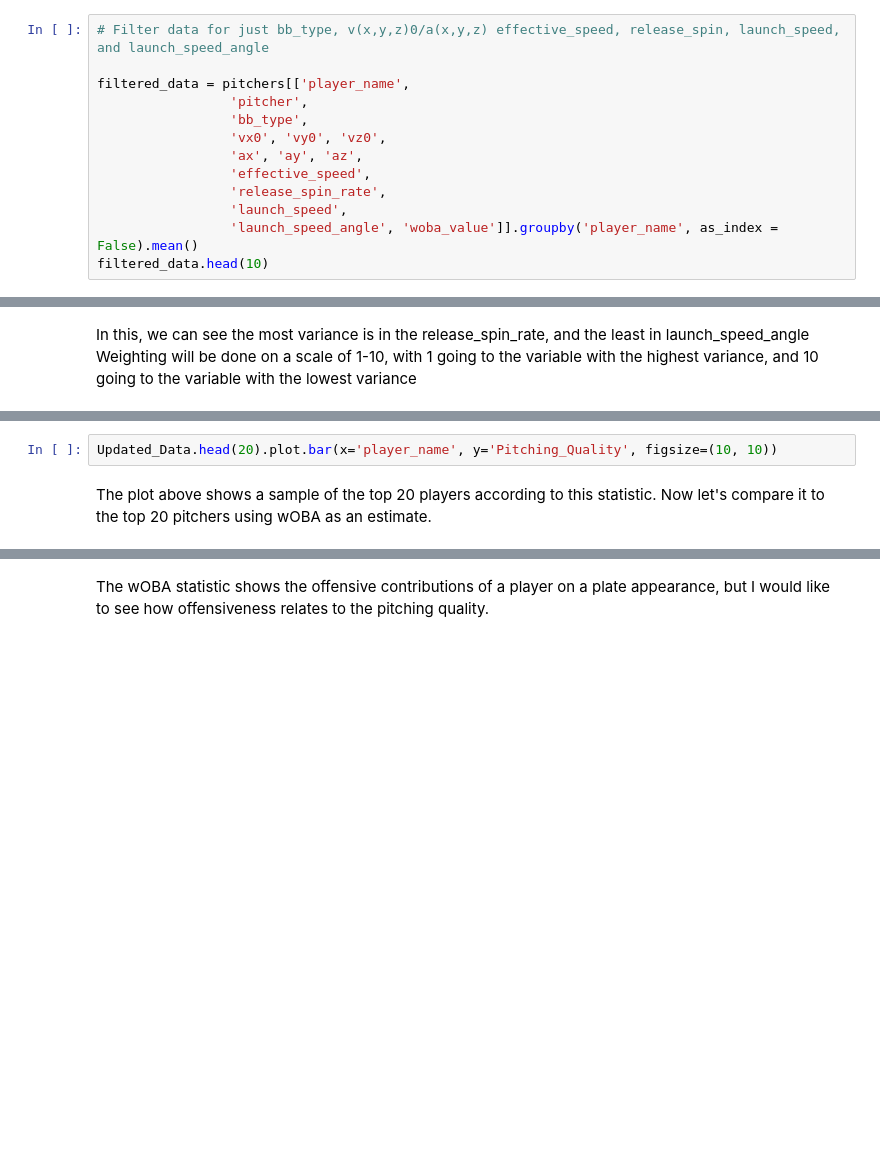
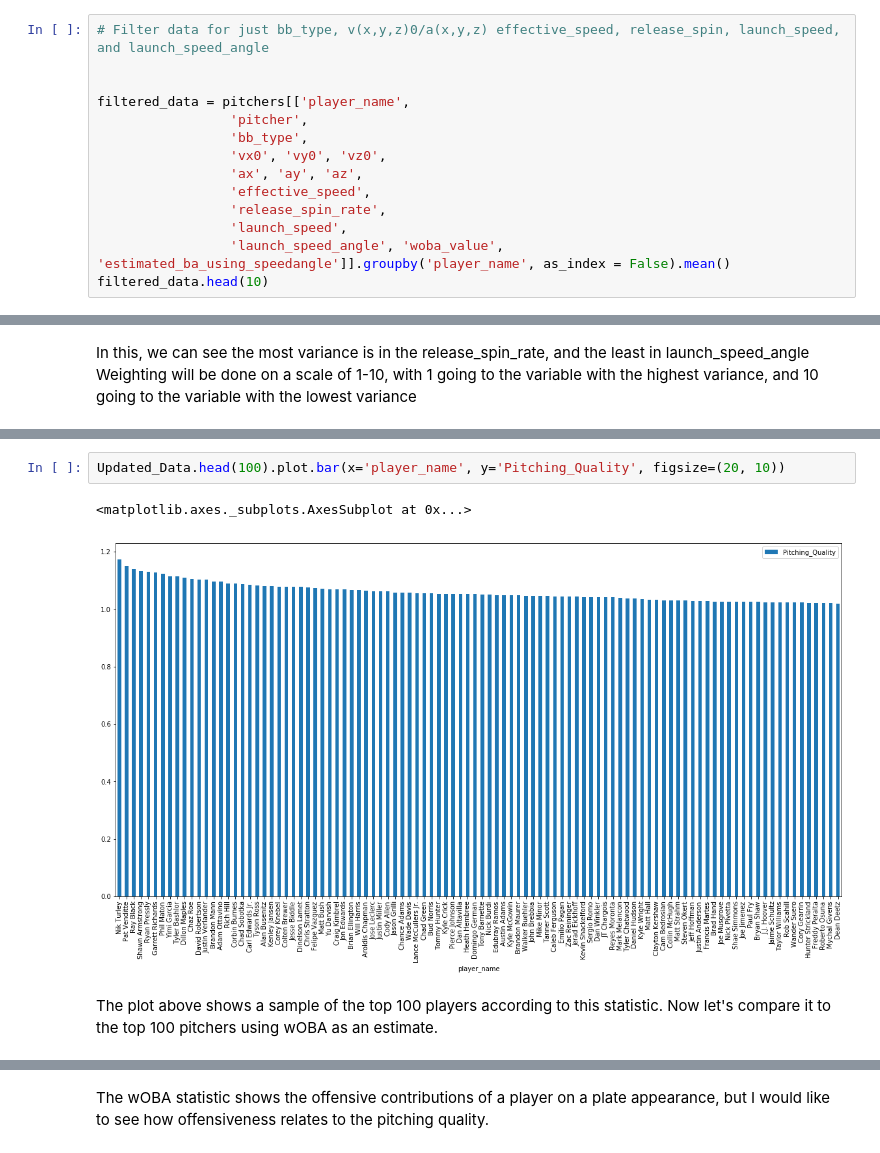
Before and after one commit to HussainQ/CSCI4831_Sabermetrics_Final_Project, a Jupyter notebook: Final_Project_Hussain_Quadri.ipynb, the cells around one changed output, grey strips where cells are left out. Drawn from its saved outputs; the diff is of its cells as text; blank space fills up the shorter version.

Commit message:
Added Demo Video, As well as statistical comparisons

```diff
--- a/Final_Project_Hussain_Quadri.ipynb
+++ b/Final_Project_Hussain_Quadri.ipynb
@@ -34,6 +45,7 @@ ax1.scatter(d.launch_angle, d.launch_speed, s=2)
 It is interesting to see here how fast a ball is thrown depending on the angle it is thrown at, the sweet spot being anywhere from 0-50 degrees, suggesting fast straight/curve balls. This makes me think that these variables have an importance in pitching quality.
 # %%
 # Filter data for just bb_type, v(x,y,z)0/a(x,y,z) effective_speed, release_spin, launch_speed, and launch_speed_angle
+
 
 filtered_data = pitchers[['player_name',
                  'pitcher',
@@ -43,5 +55,5 @@ filtered_data = pitchers[['player_name',
                  'effective_speed',
                  'release_spin_rate',
                  'launch_speed',
-                 'launch_speed_angle', 'woba_value']].groupby('player_name', as_index = False).mean()
+                 'launch_speed_angle', 'woba_value', 'estimated_ba_using_speedangle']].groupby('player_name', as_index = False).mean()
 filtered_data.head(10)
@@ -66,5 +116,8 @@ Updated_Data.head()
 # %%
-Updated_Data.head(20).plot.bar(x='player_name', y='Pitching_Quality', figsize=(10, 10))
+Updated_Data.head(100).plot.bar(x='player_name', y='Pitching_Quality', figsize=(20, 10))
+# %% [output]
+<matplotlib.axes._subplots.AxesSubplot at 0x...>
+[figure, added]
 # %% [markdown]
-The plot above shows a sample of the top 20 players according to this statistic. Now let's compare it to the top 20 pitchers using wOBA as an estimate.
+The plot above shows a sample of the top 100 players according to this statistic. Now let's compare it to the top 100 pitchers using wOBA as an estimate.
 # %%
```
Also changed, not shown: parts of 16 cells of this notebook, 1 other file.
